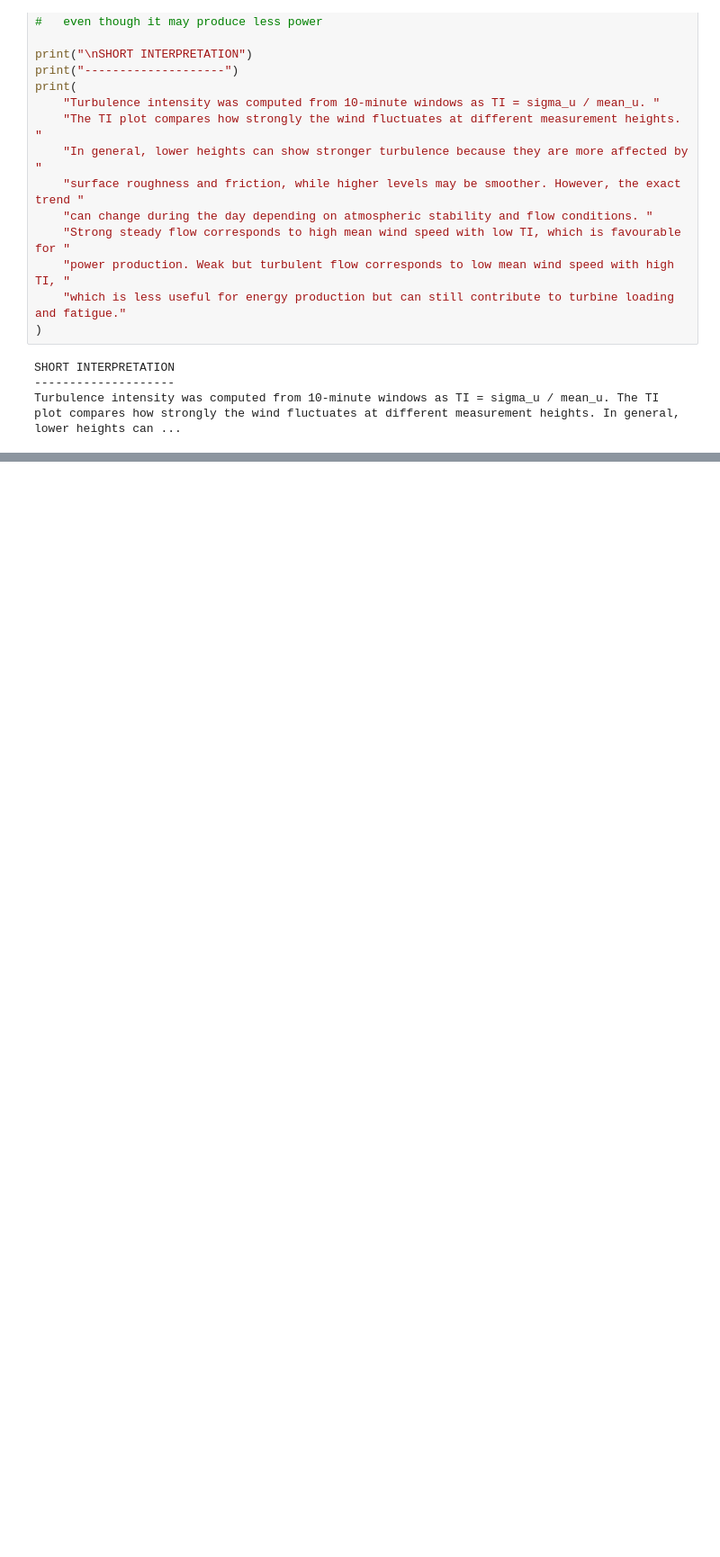
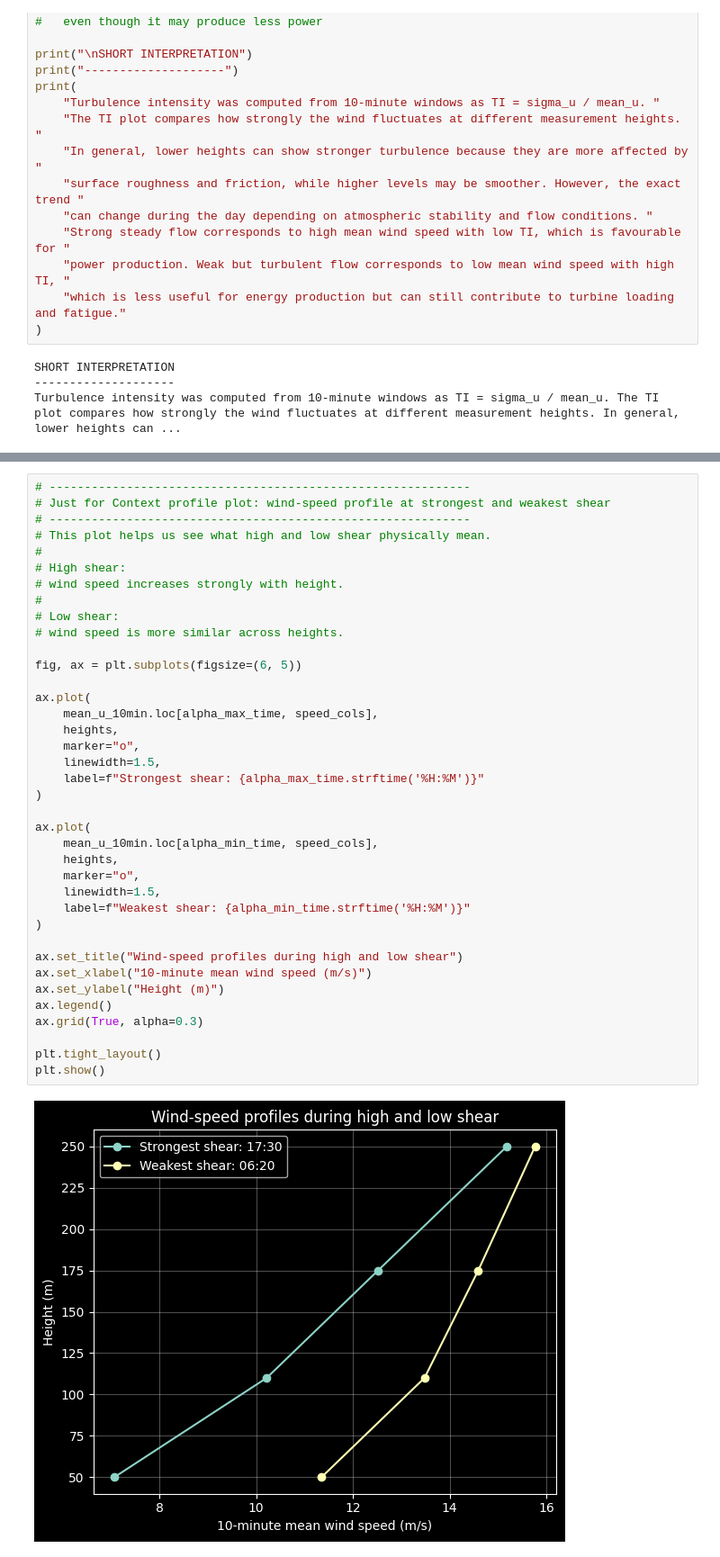
Before and after one commit to KaluInnocentOkoro/wind_physics_measurement_project, a Jupyter notebook: topic_2_energy_meteorology.ipynb, the cells around one changed output, grey strips where cells are left out. Shown at 90% size. Drawn from its saved outputs; the diff is of its cells as text; blank space fills up the shorter version.

```diff
--- a/topic_2_energy_meteorology.ipynb
+++ b/topic_2_energy_meteorology.ipynb
@@ -1408,0 +1656,40 @@ Turbulence intensity was computed from 10-minute windows as TI = sigma_u / mean_
+# %%
+# ------------------------------------------------------------
+# Just for Context profile plot: wind-speed profile at strongest and weakest shear
+# ------------------------------------------------------------
+# This plot helps us see what high and low shear physically mean.
+#
+# High shear:
+# wind speed increases strongly with height.
+#
+# Low shear:
+# wind speed is more similar across heights.
+
+fig, ax = plt.subplots(figsize=(6, 5))
+
+ax.plot(
+    mean_u_10min.loc[alpha_max_time, speed_cols],
+    heights,
+    marker="o",
+    linewidth=1.5,
+    label=f"Strongest shear: {alpha_max_time.strftime('%H:%M')}"
+)
+
+ax.plot(
+    mean_u_10min.loc[alpha_min_time, speed_cols],
+    heights,
+    marker="o",
+    linewidth=1.5,
+    label=f"Weakest shear: {alpha_min_time.strftime('%H:%M')}"
+)
+
+ax.set_title("Wind-speed profiles during high and low shear")
+ax.set_xlabel("10-minute mean wind speed (m/s)")
+ax.set_ylabel("Height (m)")
+ax.legend()
+ax.grid(True, alpha=0.3)
+
+plt.tight_layout()
+plt.show()
+# %% [output]
+[figure, added]
```
Also changed, not shown: parts of 11 cells of this notebook.
